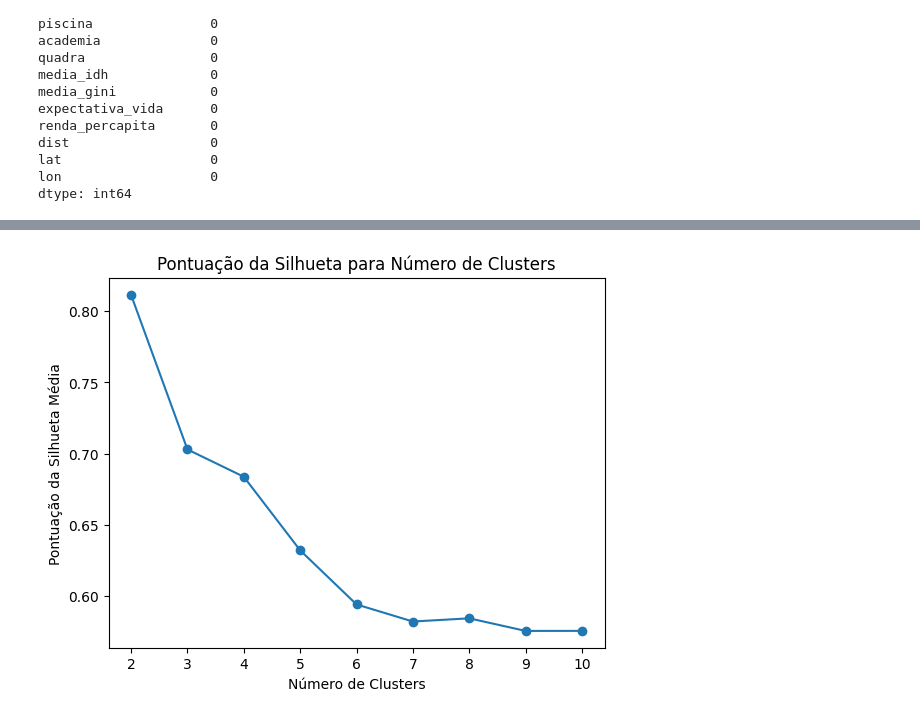
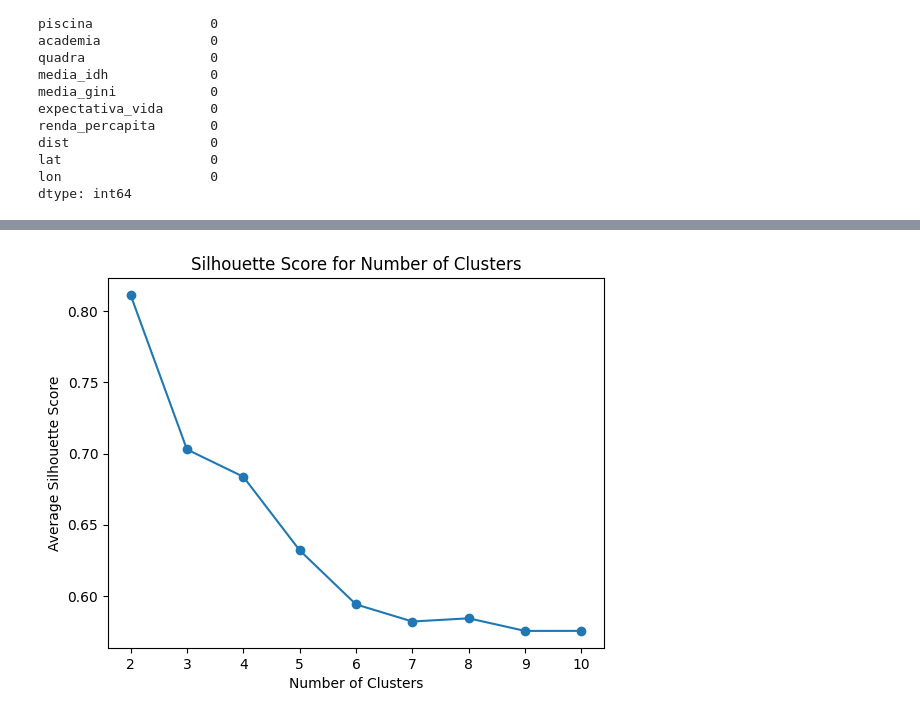
Before and after one commit to joaoalbertofs/pricing_sp_apartments, a Jupyter notebook: Analysis.ipynb, the cells around one changed output, grey strips where cells are left out. Drawn from its saved outputs; the diff is of its cells as text; code cells hidden in the pictures.

```diff
--- a/Analysis.ipynb
+++ b/Analysis.ipynb
@@ -43,5 +85,12 @@ dist                  0
 lat                   0
 lon                   0
 dtype: int64
-# %%
-treated_df = treated_df.fillna(0)
+# %%
+# Calculate the mean of the column that has NA values
+condominio_mean = treated_df['condominio'].mean(skipna=True)
+
+# Fill the NA values in the condominio column with the mean value
+treated_df['condominio'].fillna(condominio_mean, inplace=True)
+
+# Verifying if the new dataframe have any NA values
+treated_df.isnull().sum()
@@ -48,25 +117,26 @@ treated_df = treated_df.fillna(0)
 # %%
-# Definir uma lista de número de clusters para testar
+
+# Define a list of cluster numbers to test
 num_clusters = range(2, 11)
 
-# Lista para armazenar os valores de silhueta média para cada número de clusters
+# List to store the mean silhouette scores for each cluster number.
 silhouette_scores = []
 
-# Executar o K-means para cada número de clusters e calcular a silhueta
+# Execute K-means for each cluster number and calculate the silhouette score.
 for num in num_clusters:
     kmeans = KMeans(n_clusters=num, random_state=42)
     cluster_labels = kmeans.fit_predict(treated_df)
     silhouette_avg = silhouette_score(treated_df, cluster_labels)
     silhouette_scores.append(silhouette_avg)
 
-# Plotar o gráfico de silhueta
+# Plot the silhouette graph.
 plt.plot(num_clusters, silhouette_scores, marker='o')
-plt.xlabel('Número de Clusters')
-plt.ylabel('Pontuação da Silhueta Média')
-plt.title('Pontuação da Silhueta para Número de Clusters')
+plt.xlabel('Number of Clusters')
+plt.ylabel('Average Silhouette Score')
+plt.title('Silhouette Score for Number of Clusters')
 plt.show()
 # %% [output]
-[figure, old version]
+[figure, new version]
 # %%
 #instantiate the k-means class, using optimal number of clusters
 kmeans = KMeans(init="random", n_clusters=2, n_init=10, random_state=1)
```
Also changed, not shown: parts of 12 cells of this notebook.
